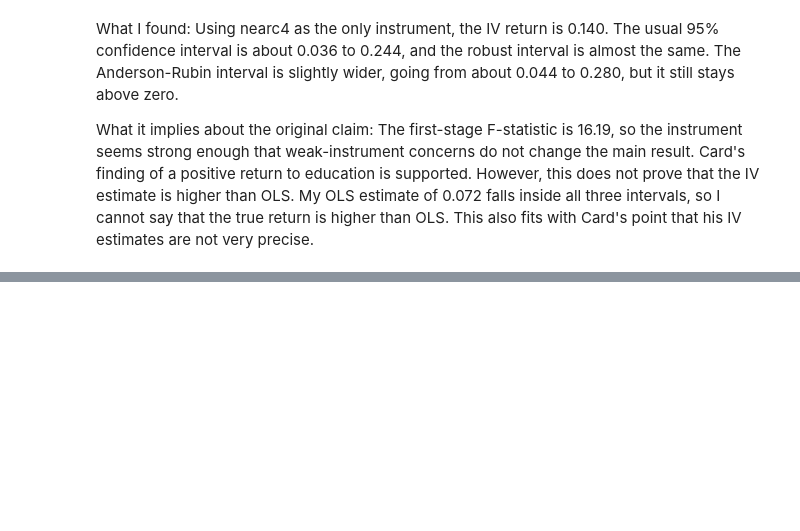
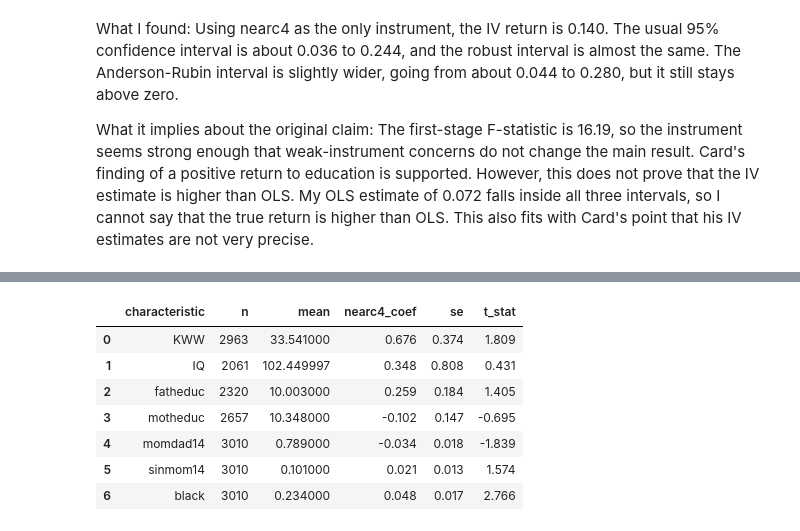
Before and after one commit to Alt4660/con5200-card-replication, a Jupyter notebook: notebooks/02_robustness.ipynb, the cells around one changed output, grey strips where cells are left out. Drawn from its saved outputs; the diff is of its cells as text; code cells hidden in the pictures; blank space fills up the shorter version.

```diff
--- a/notebooks/02_robustness.ipynb
+++ b/notebooks/02_robustness.ipynb
@@ -169,0 +183,22 @@ curve.round(4)
+# %%
+# Exercise 3: balance check. If nearc4 is as good as random once I account for region and
+# urban/rural in 1966, it should not predict who the men are before schooling decisions.
+# I regress each pre-determined characteristic on nearc4 (plus those same controls).
+rows = []
+for var in ["KWW", "IQ", "fatheduc", "motheduc", "momdad14", "sinmom14", "black"]:
+    d = raw.dropna(subset=[var])
+    m = smf.ols(f"{var} ~ nearc4 + smsa66 + {REGIONS}", data=d).fit(cov_type="HC1")
+    rows.append([var, int(m.nobs), d[var].mean(), m.params["nearc4"], m.bse["nearc4"], m.tvalues["nearc4"]])
+
+ex3 = pd.DataFrame(rows, columns=["characteristic", "n", "mean", "nearc4_coef", "se", "t_stat"])
+ex3.to_csv(ROOT / "output" / "ex3_balance.csv", index=False)
+ex3.round(3)
+# %% [output]
+|  | characteristic | n | mean | nearc4_coef | se | t_stat |
+| 0 | KWW | 2963 | 33.541000 | 0.676 | 0.374 | 1.809 |
+| 1 | IQ | 2061 | 102.449997 | 0.348 | 0.808 | 0.431 |
+| 2 | fatheduc | 2320 | 10.003000 | 0.259 | 0.184 | 1.405 |
+| 3 | motheduc | 2657 | 10.348000 | -0.102 | 0.147 | -0.695 |
+| 4 | momdad14 | 3010 | 0.789000 | -0.034 | 0.018 | -1.839 |
+| 5 | sinmom14 | 3010 | 0.101000 | 0.021 | 0.013 | 1.574 |
+| 6 | black | 3010 | 0.234000 | 0.048 | 0.017 | 2.766 |
```
Also changed, not shown: parts of 18 cells of this notebook.
